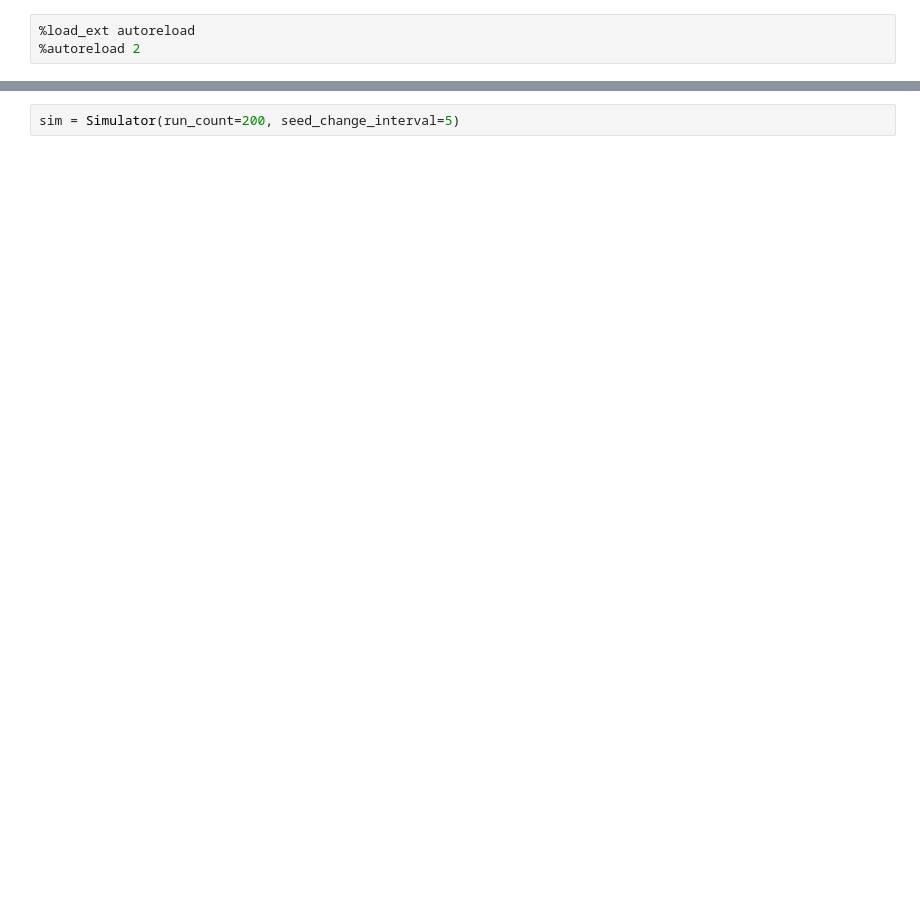
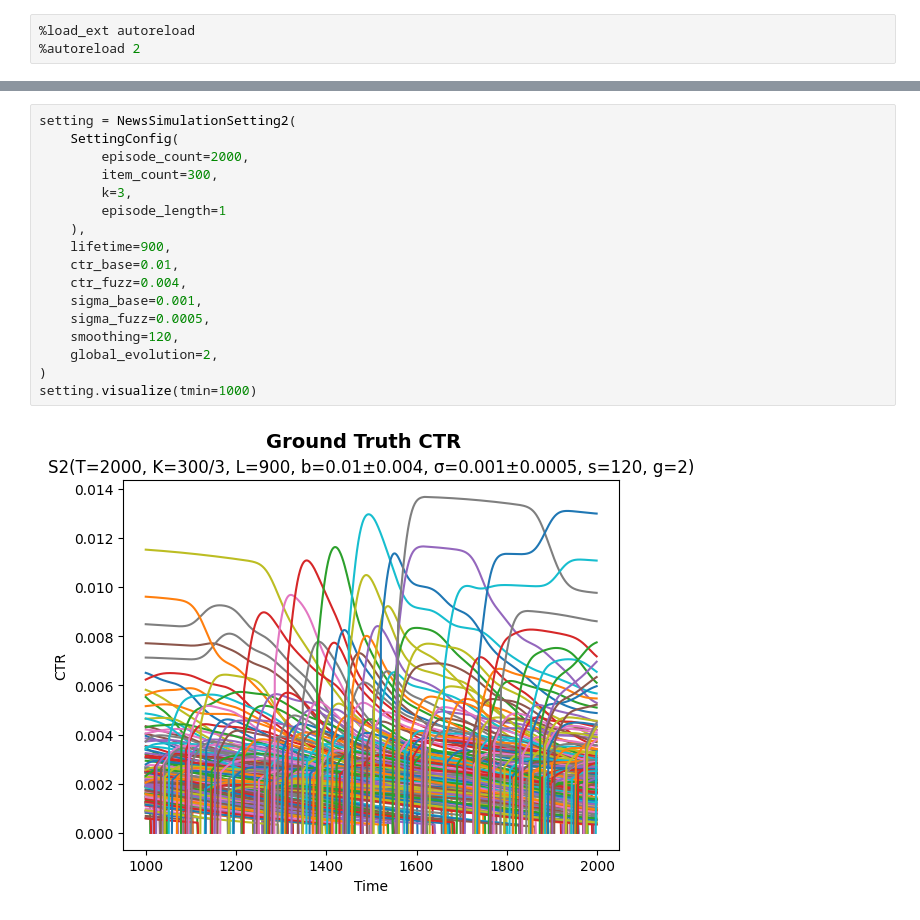
Before and after one commit to noah-daniels/bandit-rec, a Jupyter notebook: main.ipynb, the cells around one changed output, grey strips where cells are left out. Cells and saved outputs as stored; diff of their text form; blank space fills up the shorter version.

```diff
--- a/main.ipynb
+++ b/main.ipynb
@@ -30,3 +9,20 @@ s2.visualize(tmin=2000)
-# %%
-sim = Simulator(run_count=200, seed_change_interval=5)
+# %%
+setting = NewsSimulationSetting2(
+    SettingConfig(
+        episode_count=2000,
+        item_count=300,
+        k=3,
+        episode_length=1
+    ),
+    lifetime=900,
+    ctr_base=0.01,
+    ctr_fuzz=0.004,
+    sigma_base=0.001,
+    sigma_fuzz=0.0005,
+    smoothing=120,
+    global_evolution=2,
+)
+setting.visualize(tmin=1000)
+# %% [output]
+[figure, added]
 # %%
```
Also changed, not shown: parts of 6 cells of this notebook, 33 other files.
